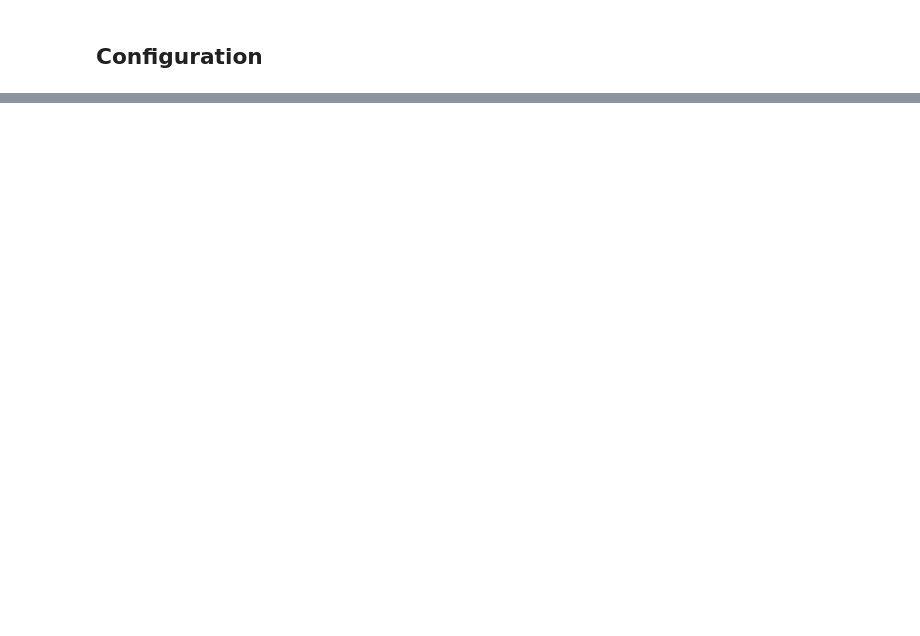
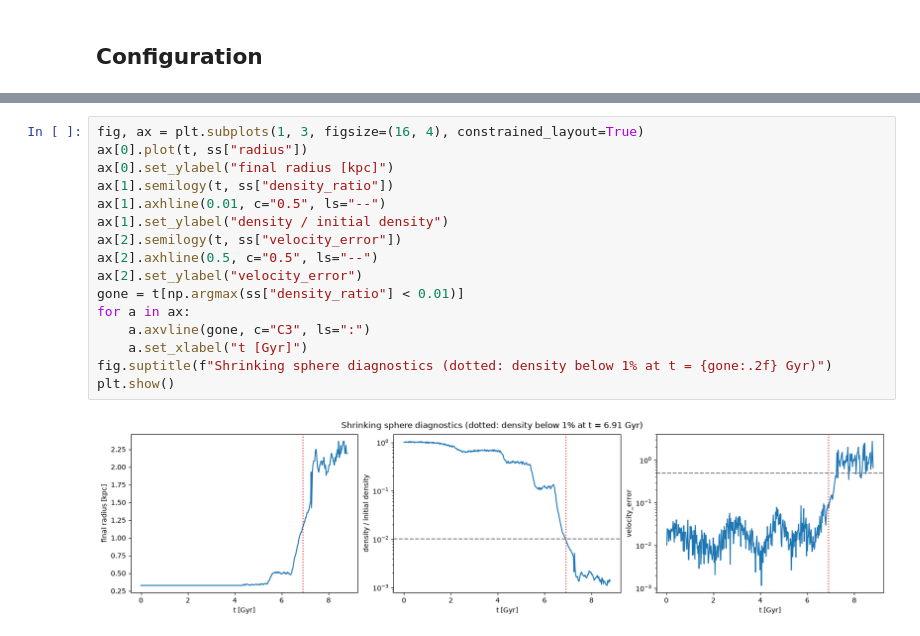
Before and after one commit to jngaravitoc/nba, a Jupyter notebook: tutorials/lmc_centering.ipynb, the cells around one changed output, grey strips where cells are left out. Cells and saved outputs as stored; diff of their text form; blank space fills up the shorter version.

```diff
--- a/tutorials/lmc_centering.ipynb
+++ b/tutorials/lmc_centering.ipynb
@@ -116,0 +132,18 @@ for k in snapshots_to_show:
+# %%
+fig, ax = plt.subplots(1, 3, figsize=(16, 4), constrained_layout=True)
+ax[0].plot(t, ss["radius"])
+ax[0].set_ylabel("final radius [kpc]")
+ax[1].semilogy(t, ss["density_ratio"])
+ax[1].axhline(0.01, c="0.5", ls="--")
+ax[1].set_ylabel("density / initial density")
+ax[2].semilogy(t, ss["velocity_error"])
+ax[2].axhline(0.5, c="0.5", ls="--")
+ax[2].set_ylabel("velocity_error")
+gone = t[np.argmax(ss["density_ratio"] < 0.01)]
+for a in ax:
+    a.axvline(gone, c="C3", ls=":")
+    a.set_xlabel("t [Gyr]")
+fig.suptitle(f"Shrinking sphere diagnostics (dotted: density below 1% at t = {gone:.2f} Gyr)")
+plt.show()
+# %% [output]
+[figure, added]
```
Also changed, not shown: parts of 21 cells of this notebook, 3 other files.
